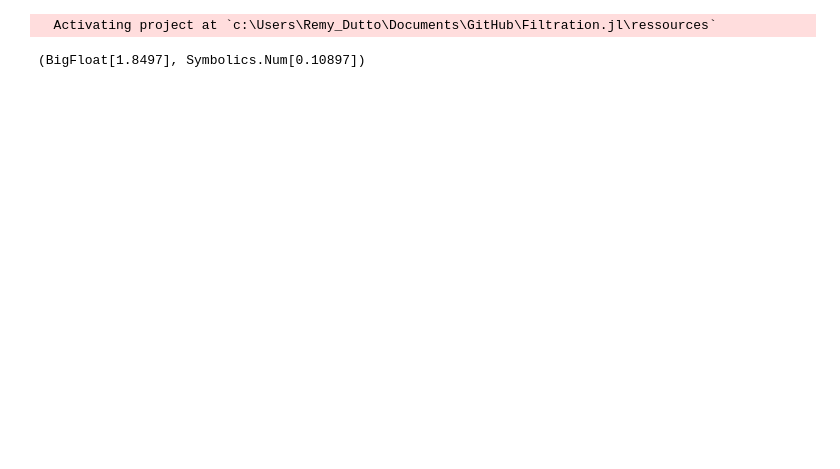
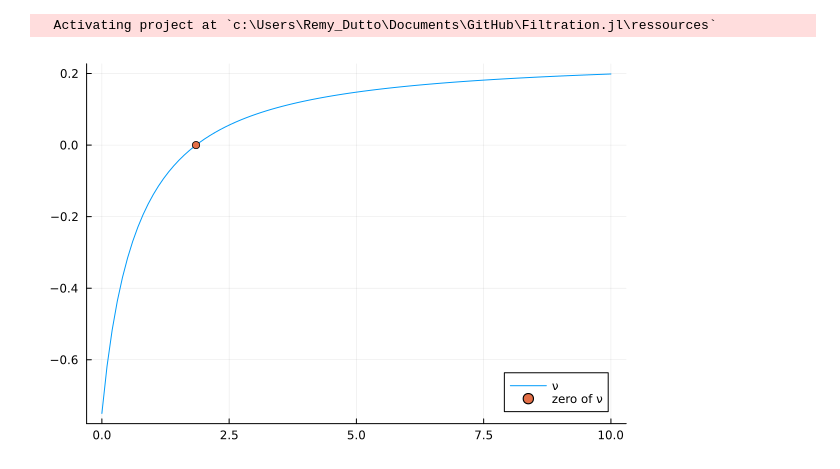
Before and after one commit to remydutto/Filtration.jl, a Jupyter notebook: ressources/PR-systems.ipynb, the cells around one changed output. Drawn from its saved outputs; the diff is of its cells as text; code cells hidden in the pictures; blank space fills up the shorter version.

```diff
--- a/ressources/PR-systems.ipynb
+++ b/ressources/PR-systems.ipynb
@@ -19,10 +19,13 @@ f₁ = m ->  b ./ (e .+ m)
 f₂ = m -> a .* m
 g  = m -> 1 ./ (e .+ m)
 model = membrane_filtration_model(f₁, f₂, g);
-# %%
-roots, Droots = Filtration.get_roots(model)
-# %% [output]
-(BigFloat[1.8497], Symbolics.Num[0.10897])
+# %%
+ν = get_η(model)
+root = get_root(model)
+plot(range(0,10, 100), ν, label = "ν")
+scatter!([root], [ν(root)], label = "zero of ν")
+# %% [output]
+[figure, added]
 # %%
 t0 = 0; m0 = 1; tf = 10;                 # initial and final time and state
 @def ocp begin                          # problem definition
```
Also changed, not shown: parts of 2 cells of this notebook, 4 other files.
